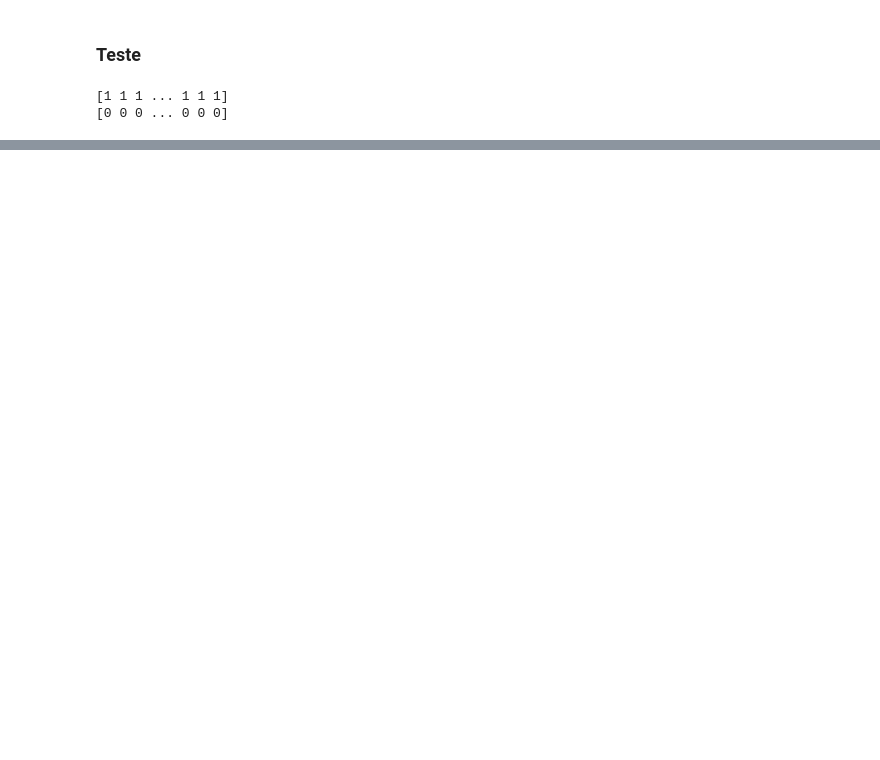
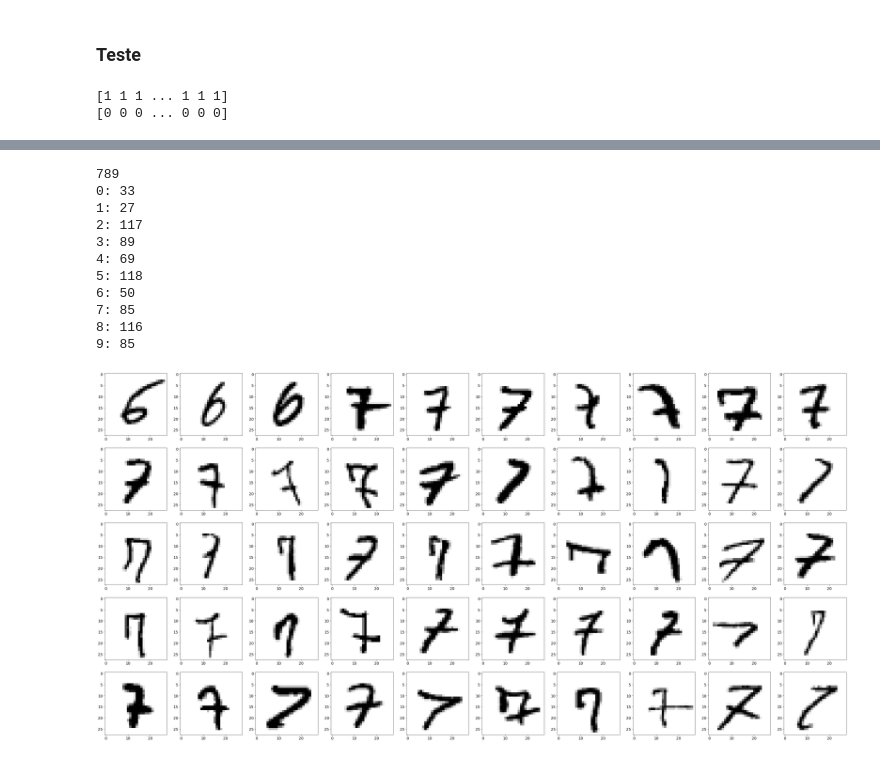
Before and after one commit to clemencia/ML4Physics, a Jupyter notebook: 04_Classificação_Dígitos.ipynb, the cells around one changed output, grey strips where cells are left out. Cells and saved outputs as stored; diff of their text form; code cells hidden in the pictures; blank space fills up the shorter version.

Commit message:
Normalização dos dados de entrada e texto para classificação multi-classe.

```diff
--- a/04_Classificação_Dígitos.ipynb
+++ b/04_Classificação_Dígitos.ipynb
@@ -178,6 +207,6 @@ shuffle_index = np.random.permutation( 60000 )
 X_train_shuffle_multi, y_train_shuffle_multi = X_train[ shuffle_index ], y_train[ shuffle_index ]
 
 softmax_reg = linear_model.LogisticRegression( multi_class='multinomial', max_iter=1000000 )
-# softmax_reg.fit( X_train_shuffle_multi, y_train_shuffle_multi )
-softmax_reg.fit( X_train_shuffle_multi[:15000], y_train_shuffle_multi[:15000] )
+softmax_reg.fit( X_train_shuffle_multi, y_train_shuffle_multi )
+# softmax_reg.fit( X_train_shuffle_multi[:20000], y_train_shuffle_multi[:20000] )
 # %% [output]
@@ -225 +247,36 @@ Accuracy = 0.8536
+# %%
+def plot_digits( X, n, start = 0 ):
+    n_per_row_ = 10
+    n_rows_ = int( ( n / n_per_row_  ) if ( n % n_per_row_ ) == 0 else ( ( n // n_per_row_ ) + 1 ) )
+    size_ = 5
+    fig_, axes_ = plt.subplots( n_rows_, n_per_row_, figsize=( n_per_row_ * size_ , n_rows_ * size_ ) )
+    idx_row_, idx_col_ = 0, 0
+    for idx__ in range( n ):
+        ax_ = axes_[ idx_row_, idx_col_ ]
+        ax_.imshow( X[ start+idx__ ].reshape(28,28), cmap='binary' )
+        idx_col_ += 1
+        if idx_col_ % n_per_row_ == 0:
+            idx_row_ += 1
+            idx_col_  = 0
+
+msk_error_ = y_predict_test != y_test
+print ( np.sum( msk_error_ ) )
+for label_ in range( 10 ):
+    msk__ = msk_error_ & ( y_test == label_ )
+    print ( "{}: {}".format( label_, np.sum( msk__ ) ) )
+
+plot_digits( X_test_raw[ msk_error_ ], 50, 500 )
+# %% [output]
+789
+0: 33
+1: 27
+2: 117
+3: 89
+4: 69
+5: 118
+6: 50
+7: 85
+8: 116
+9: 85
+[figure, added]
 # %%
```
Also changed, not shown: parts of 17 cells of this notebook.
